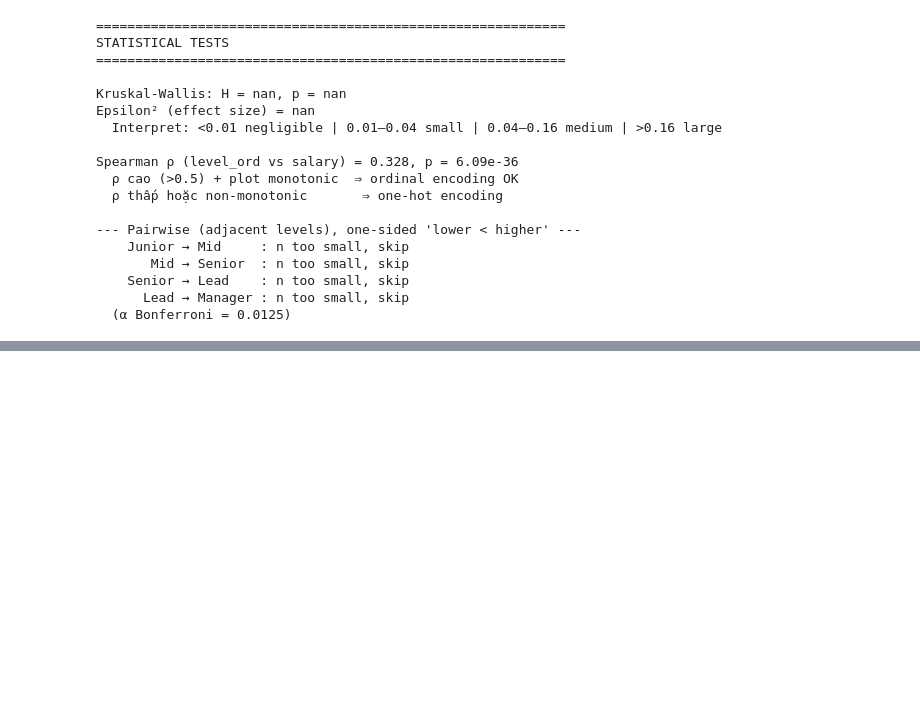
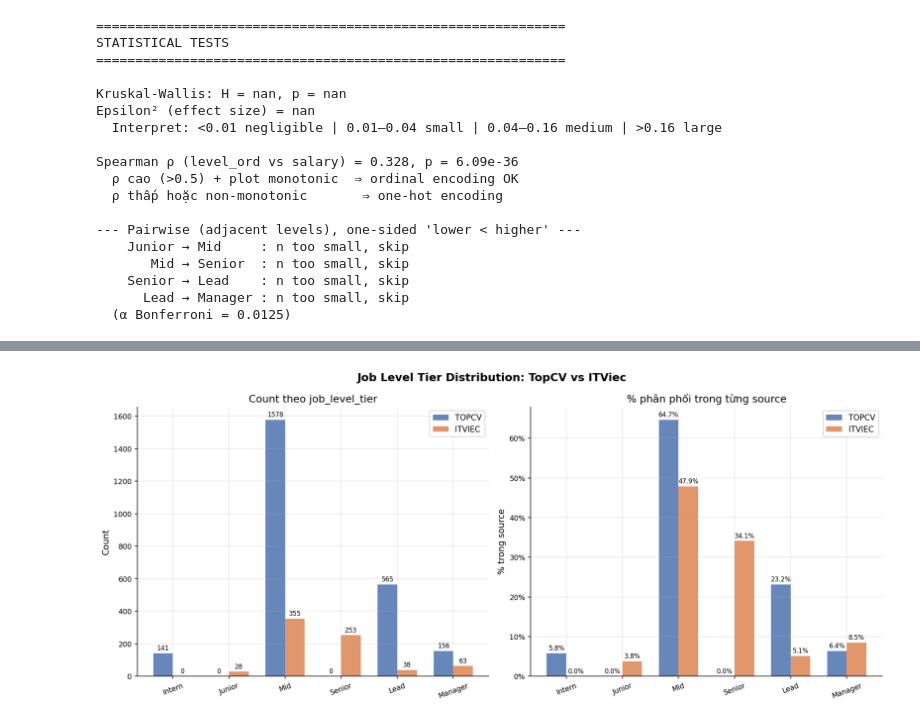
Before and after one commit to trcamnguyen/DS108, a Jupyter notebook: EDA/EDA_01_Salary.ipynb, the cells around one changed output, grey strips where cells are left out. Cells and saved outputs as stored; diff of their text form; code cells hidden in the pictures; blank space fills up the shorter version.

```diff
--- a/EDA/EDA_01_Salary.ipynb
+++ b/EDA/EDA_01_Salary.ipynb
@@ -1926,0 +1926,87 @@ Spearman ρ (level_ord vs salary) = 0.328, p = 6.09e-36
+# %%
+import pandas as pd
+import numpy as np
+import matplotlib.pyplot as plt
+import matplotlib.ticker as mticker
+from scipy.stats import chi2_contingency
+
+LEVEL_ORDER = ['Intern', 'Junior', 'Mid', 'Senior', 'Lead', 'Manager', 'Principal']
+level_order = [l for l in LEVEL_ORDER if l in df_jobs['job_level_tier'].dropna().unique()]
+
+# =========================================================
+# 1. CROSS-TAB: count & % within each source
+# =========================================================
+ct = (df_jobs
+      .groupby(['source', 'job_level_tier'], observed=True)
+      .size()
+      .rename('n')
+      .reset_index())
+ct['pct'] = ct.groupby('source')['n'].transform(lambda x: x / x.sum() * 100)
+
+pivot_n   = ct.pivot(index='job_level_tier', columns='source', values='n').fillna(0).astype(int)
+pivot_pct = ct.pivot(index='job_level_tier', columns='source', values='pct').fillna(0)
+pivot_n   = pivot_n.reindex(level_order)
+pivot_pct = pivot_pct.reindex(level_order)
+
+print("=== Count theo job_level_tier ===")
+print(pivot_n.to_string())
+print("=== % trong từng source ===")
+print(pivot_pct.round(1).to_string())
+
+# Missing rate per source
+print("=== Missing job_level_tier ===")
+for src in sorted(df_jobs['source'].unique()):
+    sub = df_jobs[df_jobs['source'] == src]
+    miss_n = sub['job_level_tier'].isna().sum()
+    miss_pct = miss_n / len(sub)
+    print(f"  {src:<10}: {miss_pct:.1%} missing  ({miss_n} / {len(sub)})")
+
+# =========================================================
+# 2. VISUALIZATION
+# =========================================================
+sources = [s for s in ['topcv', 'itviec'] if s in pivot_n.columns]
+colors  = ['#4C72B0', '#DD8452'][:len(sources)]
+
+fig, axes = plt.subplots(1, 2, figsize=(14, 6))
+x = np.arange(len(level_order))
+w = 0.35
+
+for i, (src, col) in enumerate(zip(sources, colors)):
+    cnt_vals = pivot_n[src].values if src in pivot_n.columns else np.zeros(len(level_order))
+    pct_vals = pivot_pct[src].values if src in pivot_pct.columns else np.zeros(len(level_order))
+    offset = (i - (len(sources)-1)/2) * w
+
+    bars_c = axes[0].bar(x + offset, cnt_vals, w, label=src.upper(), color=col, alpha=0.85)
+    bars_p = axes[1].bar(x + offset, pct_vals, w, label=src.upper(), color=col, alpha=0.85)
+
+    axes[0].bar_label(bars_c, fmt='%d', fontsize=8, padding=2)
+    axes[1].bar_label(bars_p, fmt='%.1f%%', fontsize=8, padding=2)
+
+for ax, title, ylabel in [
+    (axes[0], 'Count theo job_level_tier', 'Count'),
+    (axes[1], '% phân phối trong từng source', '% trong source'),
+]:
+    ax.set_xticks(x)
+    ax.set_xticklabels(level_order, rotation=20)
+    ax.set_title(title)
+    ax.set_ylabel(ylabel)
+    ax.legend()
+    ax.grid(axis='y', alpha=0.3)
+
+axes[1].yaxis.set_major_formatter(mticker.FuncFormatter(lambda y, _: f'{y:.0f}%'))
+plt.suptitle('Job Level Tier Distribution: TopCV vs ITViec', fontsize=14, fontweight='bold')
+plt.tight_layout()
+plt.show()
+
+# =========================================================
+# 3. CHI-SQUARED TEST — phân phối level có khác nhau giữa 2 source?
+# =========================================================
+ct_matrix = pivot_n.dropna(how='all').T   # shape: source x level
+chi2_stat, p_val, dof, expected = chi2_contingency(ct_matrix)
+print(f"=== Chi-squared test ===")
+print(f"  χ² = {chi2_stat:.2f},  df = {dof},  p = {p_val:.2e}")
+if p_val < 0.05:
+    print("  → p < 0.05: phân phối level KHÁC NHAU đáng kể giữa TopCV và ITViec")
+else:
+    print("  → p ≥ 0.05: không đủ bằng chứng phân phối level khác nhau")
+# %% [output]
@@ -1926,0 +2030 @@ Spearman ρ (level_ord vs salary) = 0.328, p = 6.09e-36
+[figure, added]
```
Also changed, not shown: parts of 5 cells of this notebook, 10 other files.
